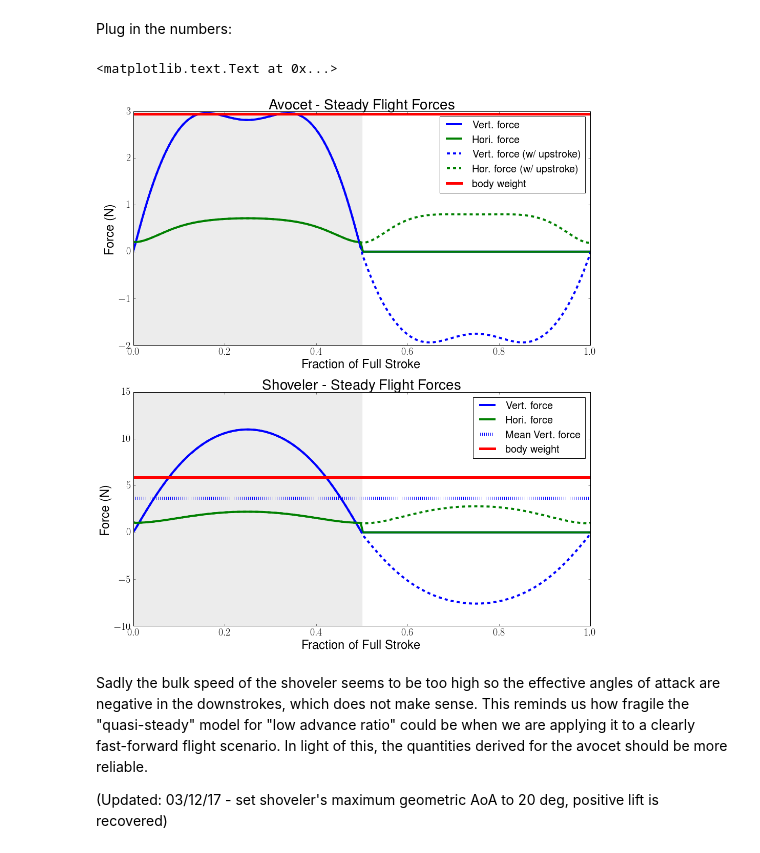
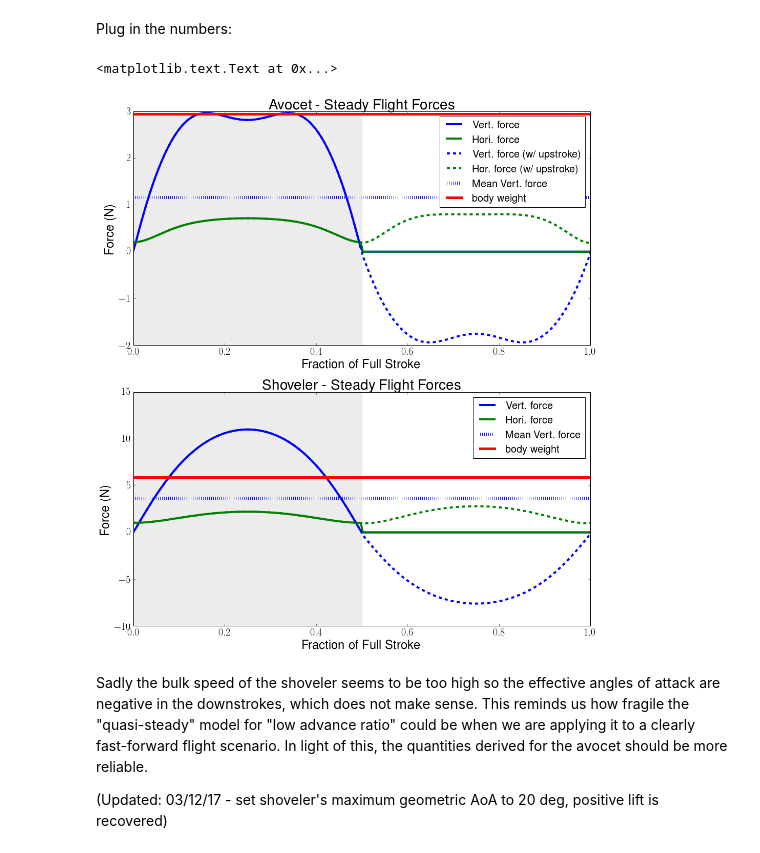
Before and after one commit to Ravirajadrangi/Biomechanics-of-Flight., a Jupyter notebook: dynamics/QS.ipynb, the cells around one changed output. Cells and saved outputs as stored; diff of their text form; code cells hidden in the pictures.

```diff
--- a/dynamics/QS.ipynb
+++ b/dynamics/QS.ipynb
@@ -194,34 +194,35 @@ plt.figure(figsize=(16,18))
 ### avocet
 plt.subplot(211)
 t_avo = np.linspace(0,1,len(avo.time_step))
 avo_fv,avo_fh,avo_fv_f,avo_fh_f = avo.transl_forces()
 
 plt.plot(t_avo,avo_fv,'b',label='Vert. force',lw=4)
 plt.plot(t_avo,avo_fh,'g',label='Hori. force',lw=4)
 plt.plot(t_avo,avo_fv_f,'b--',label='Vert. force (w/ upstroke)',lw=4)
 plt.plot(t_avo,avo_fh_f,'g--',label='Hor. force (w/ upstroke)',lw=4)
+plt.plot([0,1],[np.mean(avo_fv.value),np.mean(avo_fv.value)],'b:',label='Mean Vert. force',lw=6)
 plt.plot([0,1],[avo_w]*2,'r',label='body weight',lw=5)
 plt.axvspan(0, 0.5, alpha=0.15, color='grey')
 plt.title('Avocet - Steady Flight Forces')
 plt.legend(); plt.xlabel('Fraction of Full Stroke'); plt.ylabel('Force (N)')
 
 ### shoveler
 plt.subplot(212)
 t_sho = np.linspace(0,1,len(sho.time_step))
 sho_fv,sho_fh,sho_fv_f,sho_fh_f = sho.transl_forces()
 
 plt.plot(t_sho,sho_fv,'b',label='Vert. force',lw=4)
 plt.plot(t_sho,sho_fh,'g',label='Hori. force',lw=4)
 plt.plot(t_sho,sho_fv_f,'b--',lw=4)
 plt.plot(t_sho,sho_fh_f,'g--',lw=4)
 plt.plot([0,1],[np.mean(sho_fv.value),np.mean(sho_fv.value)],'b:',label='Mean Vert. force',lw=6)
 plt.plot([0,1],[sho_w]*2,'r',label='body weight',lw=5)
 plt.axvspan(0, 0.5, alpha=0.15, color='grey')
 plt.title('Shoveler - Steady Flight Forces')
 plt.legend(loc='upper right'); plt.xlabel('Fraction of Full Stroke'); plt.ylabel('Force (N)')
 # %% [output]
 <matplotlib.text.Text at 0x...>
-[figure, old version]
+[figure, new version]
 # %% [markdown]
 Sadly the bulk speed of the shoveler seems to be too high so the effective angles of attack are negative in the downstrokes, which does not make sense. This reminds us how fragile the "quasi-steady" model for "low advance ratio" could be when we are applying it to a clearly fast-forward flight scenario. In light of this, the quantities derived for the avocet should be more reliable.
 
```
